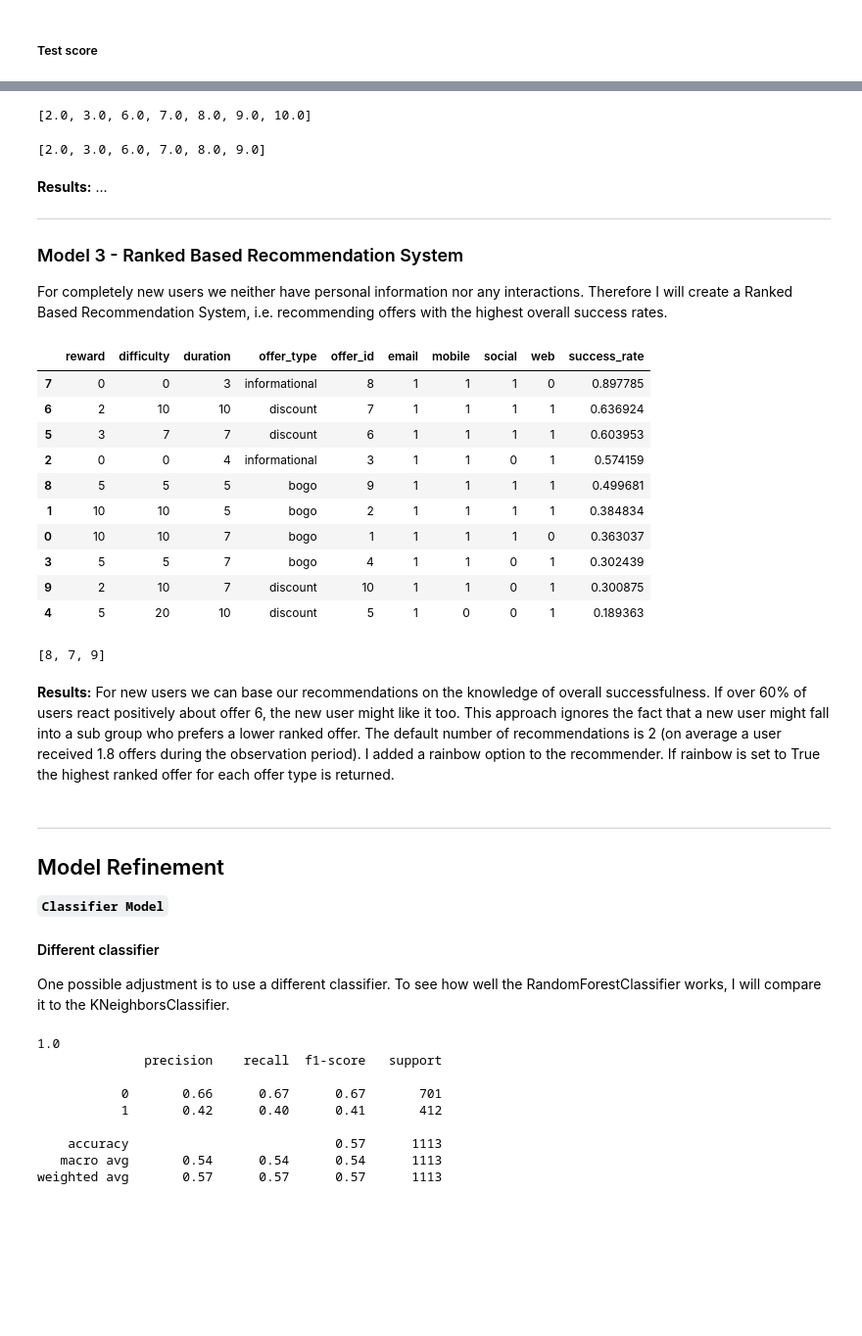
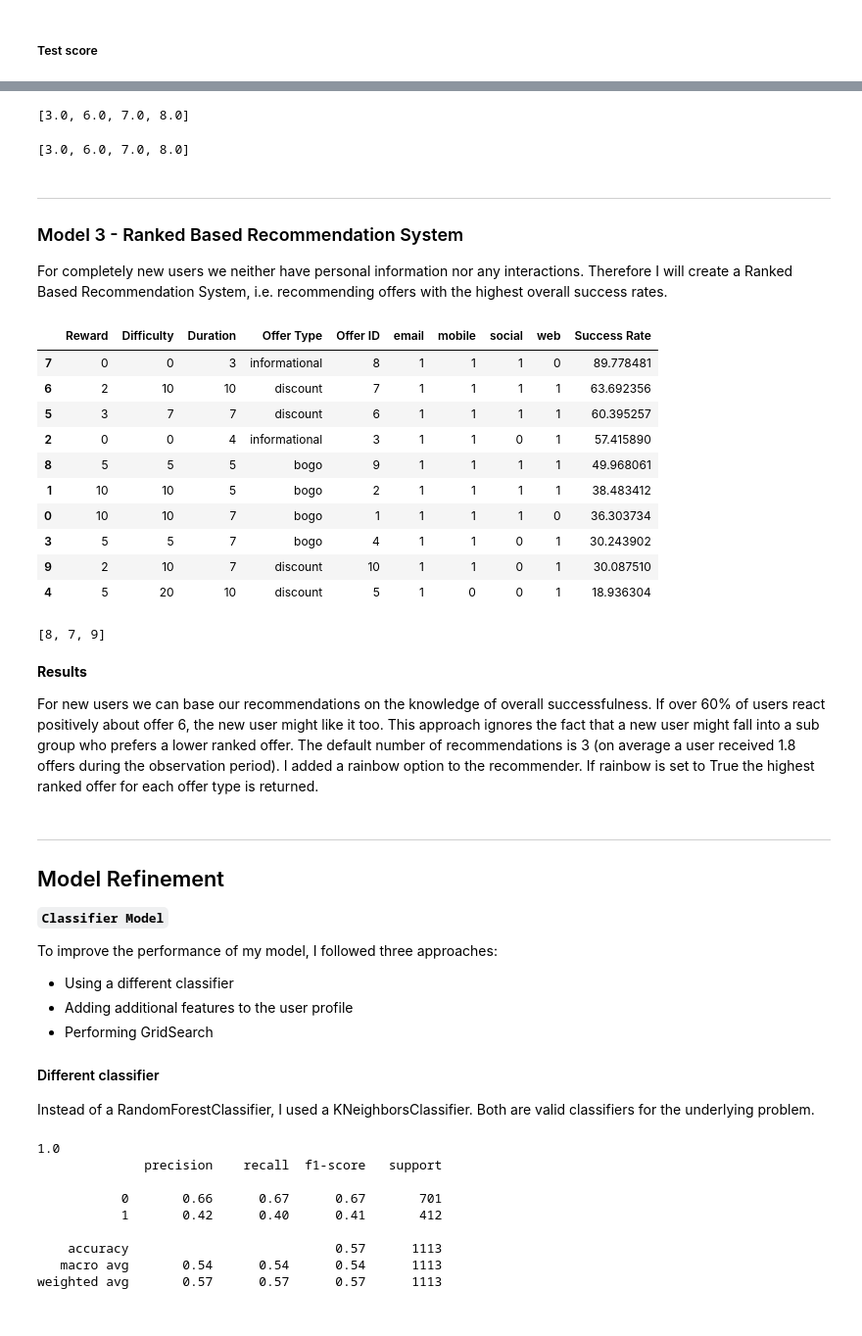
Before and after one commit to sandramuschkorgel/Udacity_DSND_Starbucks, a Jupyter notebook: Starbucks_Capstone_Challenge.ipynb, the cells around one changed output, grey strips where cells are left out. Shown: that part at 98% size. Saved outputs shown, nothing was run; the diff lists cells and outputs as text; code cells hidden in the pictures; blank space fills up the shorter version.

Commit message:
Style: Updated supporting text sections

```diff
--- a/Starbucks_Capstone_Challenge.ipynb
+++ b/Starbucks_Capstone_Challenge.ipynb
@@ -511,6 +553,8 @@ For ``profile_incomplete`` I will replace the age 118 with actual NaNs to avoid
 # %%
 profile_complete = profile_clean.drop(profile_clean[profile_clean.gender.isnull()].index)
 profile_incomplete = profile_clean.drop(profile_clean[profile_clean.gender.notnull()].index)
+# %%
+profile_clean.loc[profile_clean.income.isnull(), 'age'] = np.nan
 # %%
 profile_incomplete['age'] = np.nan
 # %% [markdown]
@@ -979,7 +1028,8 @@ offers = np.arange(1.0, 11.0)
 user_offer_df = profile_clean.copy()
 
 # Go through every user and add the user-offer pair values to df
-for user in users:
+for i, user in enumerate(users):
     user_dict = user_offer_dict(user)
     user_idx = user_offer_df[user_offer_df.person_id == user].index
     user_offer_df.loc[user_idx, user_dict.keys()] = user_dict.values()
+    update_progress(i / len(users))
@@ -1530,17 +1688,16 @@ def recommender_funk(user_id, user_mat, offer_mat):
 
     return recs
 # %%
-recommender_funk(user_id=16999, user_mat=user_mat, offer_mat=offer_mat)
+# Example: Predictions for user 16996
+recommender_funk(user_id=16996, user_mat=user_mat, offer_mat=offer_mat)
 # %% [output]
-[2.0, 3.0, 6.0, 7.0, 8.0, 9.0, 10.0]
+[3.0, 6.0, 7.0, 8.0]
 # %%
-recommender_clf(user_id=16999, predictions=predictions)
+# Actual successes for user 16996
+recommender_clf(user_id=16996, predictions=predictions)
 # %% [output]
-[2.0, 3.0, 6.0, 7.0, 8.0, 9.0]
+[3.0, 6.0, 7.0, 8.0]
 # %% [markdown]
-**Results:**
-...
-
 ***
 
 <a id="model3"></a>
@@ -1572,17 +1729,21 @@ def ranked_portfolio(df=user_offer_df, offer_type=['informational', 'bogo', 'dis
 
     return portfolio_successes
 # %%
-ranked_portfolio().style.bar(subset=['success_rate'], align='mid', color=['lightgrey'])
+# Blog post illustration
+ranked_ill = ranked_portfolio().rename(columns={'reward':'Reward', 'difficulty':'Difficulty', 'duration':'Duration',
+                                                'offer_type':'Offer Type', 'offer_id':'Offer ID', 'success_rate':'Success Rate'})
+ranked_ill['Success Rate'] = ranked_ill['Success Rate'] * 100
+ranked_ill.style.set_properties(**{'text-align': 'left'}).set_table_styles([dict(selector = 'th', props=[('text-align', 'left')])]).bar(subset=['Success Rate'], align='mid', color=['lightgrey'])
 # %% [output]
-|  | reward | difficulty | duration | offer_type | offer_id | email | mobile | social | web | success_rate |
-| 7 | 0 | 0 | 3 | informational | 8 | 1 | 1 | 1 | 0 | 0.897785 |
-| 6 | 2 | 10 | 10 | discount | 7 | 1 | 1 | 1 | 1 | 0.636924 |
-| 5 | 3 | 7 | 7 | discount | 6 | 1 | 1 | 1 | 1 | 0.603953 |
-| 2 | 0 | 0 | 4 | informational | 3 | 1 | 1 | 0 | 1 | 0.574159 |
-| 8 | 5 | 5 | 5 | bogo | 9 | 1 | 1 | 1 | 1 | 0.499681 |
-| 1 | 10 | 10 | 5 | bogo | 2 | 1 | 1 | 1 | 1 | 0.384834 |
-| 0 | 10 | 10 | 7 | bogo | 1 | 1 | 1 | 1 | 0 | 0.363037 |
-| 3 | 5 | 5 | 7 | bogo | 4 | 1 | 1 | 0 | 1 | 0.302439 |
-| 9 | 2 | 10 | 7 | discount | 10 | 1 | 1 | 0 | 1 | 0.300875 |
-| 4 | 5 | 20 | 10 | discount | 5 | 1 | 0 | 0 | 1 | 0.189363 |
+|  | Reward | Difficulty | Duration | Offer Type | Offer ID | email | mobile | social | web | Success Rate |
+| 7 | 0 | 0 | 3 | informational | 8 | 1 | 1 | 1 | 0 | 89.778481 |
+| 6 | 2 | 10 | 10 | discount | 7 | 1 | 1 | 1 | 1 | 63.692356 |
+| 5 | 3 | 7 | 7 | discount | 6 | 1 | 1 | 1 | 1 | 60.395257 |
+| 2 | 0 | 0 | 4 | informational | 3 | 1 | 1 | 0 | 1 | 57.415890 |
+| 8 | 5 | 5 | 5 | bogo | 9 | 1 | 1 | 1 | 1 | 49.968061 |
+| 1 | 10 | 10 | 5 | bogo | 2 | 1 | 1 | 1 | 1 | 38.483412 |
+| 0 | 10 | 10 | 7 | bogo | 1 | 1 | 1 | 1 | 0 | 36.303734 |
+| 3 | 5 | 5 | 7 | bogo | 4 | 1 | 1 | 0 | 1 | 30.243902 |
+| 9 | 2 | 10 | 7 | discount | 10 | 1 | 1 | 0 | 1 | 30.087510 |
+| 4 | 5 | 20 | 10 | discount | 5 | 1 | 0 | 0 | 1 | 18.936304 |
 # %%
@@ -1619,8 +1780,9 @@ recommend_top_offers(n=1, rainbow=True)
 # %% [output]
 [8, 7, 9]
 # %% [markdown]
-**Results:**
-For new users we can base our recommendations on the knowledge of overall successfulness. If over 60% of users react positively about offer 6, the new user might like it too. This approach ignores the fact that a new user might fall into a sub group who prefers a lower ranked offer. The default number of recommendations is 2 (on average a user received 1.8 offers during the observation period). I added a rainbow option to the recommender. If rainbow is set to True the highest ranked offer for each offer type is returned.
+**Results**
+
+For new users we can base our recommendations on the knowledge of overall successfulness. If over 60% of users react positively about offer 6, the new user might like it too. This approach ignores the fact that a new user might fall into a sub group who prefers a lower ranked offer. The default number of recommendations is 3 (on average a user received 1.8 offers during the observation period). I added a rainbow option to the recommender. If rainbow is set to True the highest ranked offer for each offer type is returned.
 # %% [markdown]
 ***
 
@@ -1629,8 +1791,13 @@ For new users we can base our recommendations on the knowledge of overall succes
 
 **``Classifier Model``**
 
+To improve the performance of my model, I followed three approaches:
+* Using a different classifier
+* Adding additional features to the user profile
+* Performing GridSearch
+
 #### Different classifier
-One possible adjustment is to use a different classifier. To see how well the RandomForestClassifier works, I will compare it to the KNeighborsClassifier.
+Instead of a RandomForestClassifier, I used a KNeighborsClassifier. Both are valid classifiers for the underlying problem.
 # %%
 scores_df_kn = get_scores_df(classifier=KNeighborsClassifier())
 # %% [output]
```
Also changed, not shown: parts of 78 cells of this notebook.
